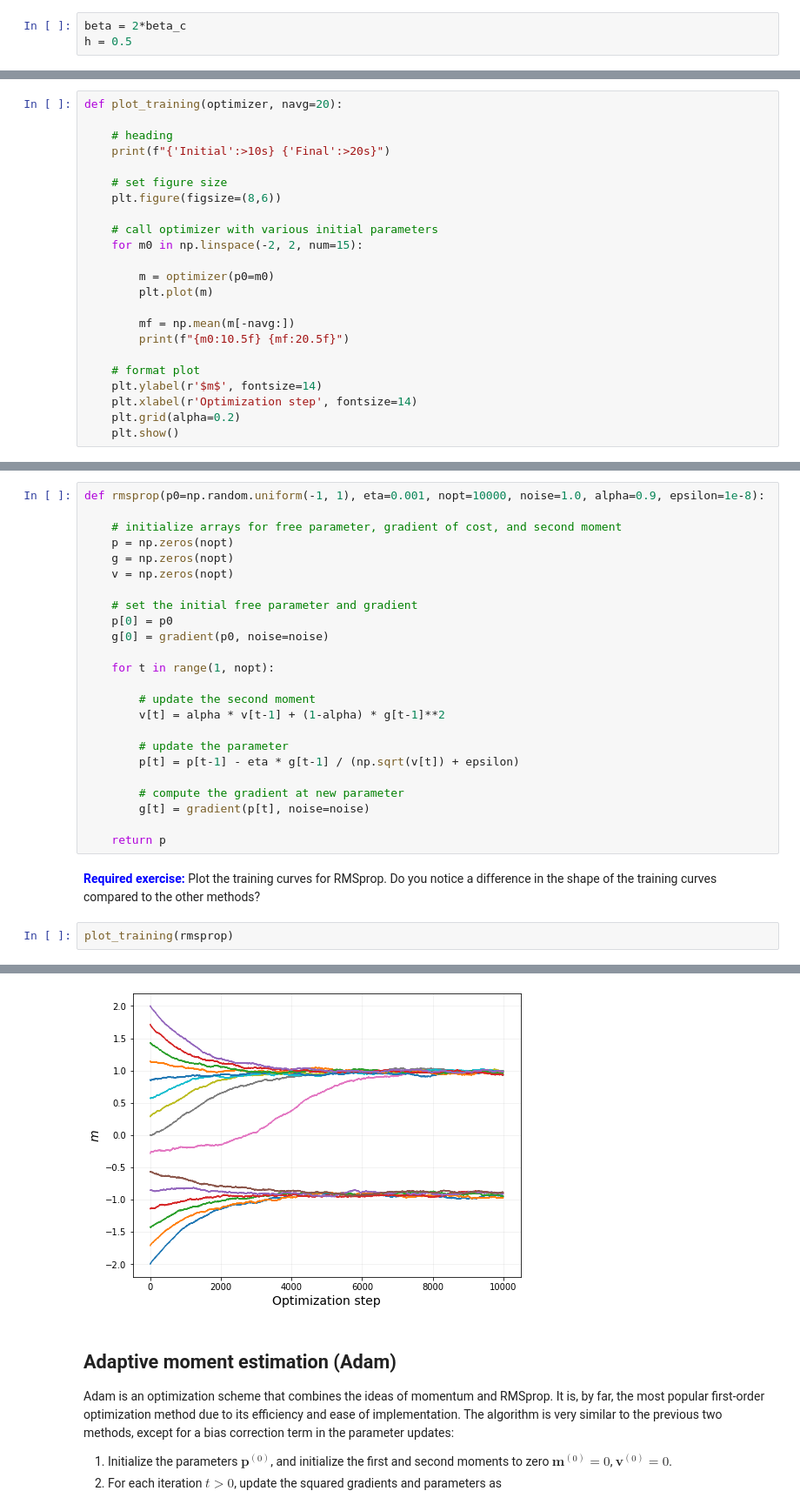
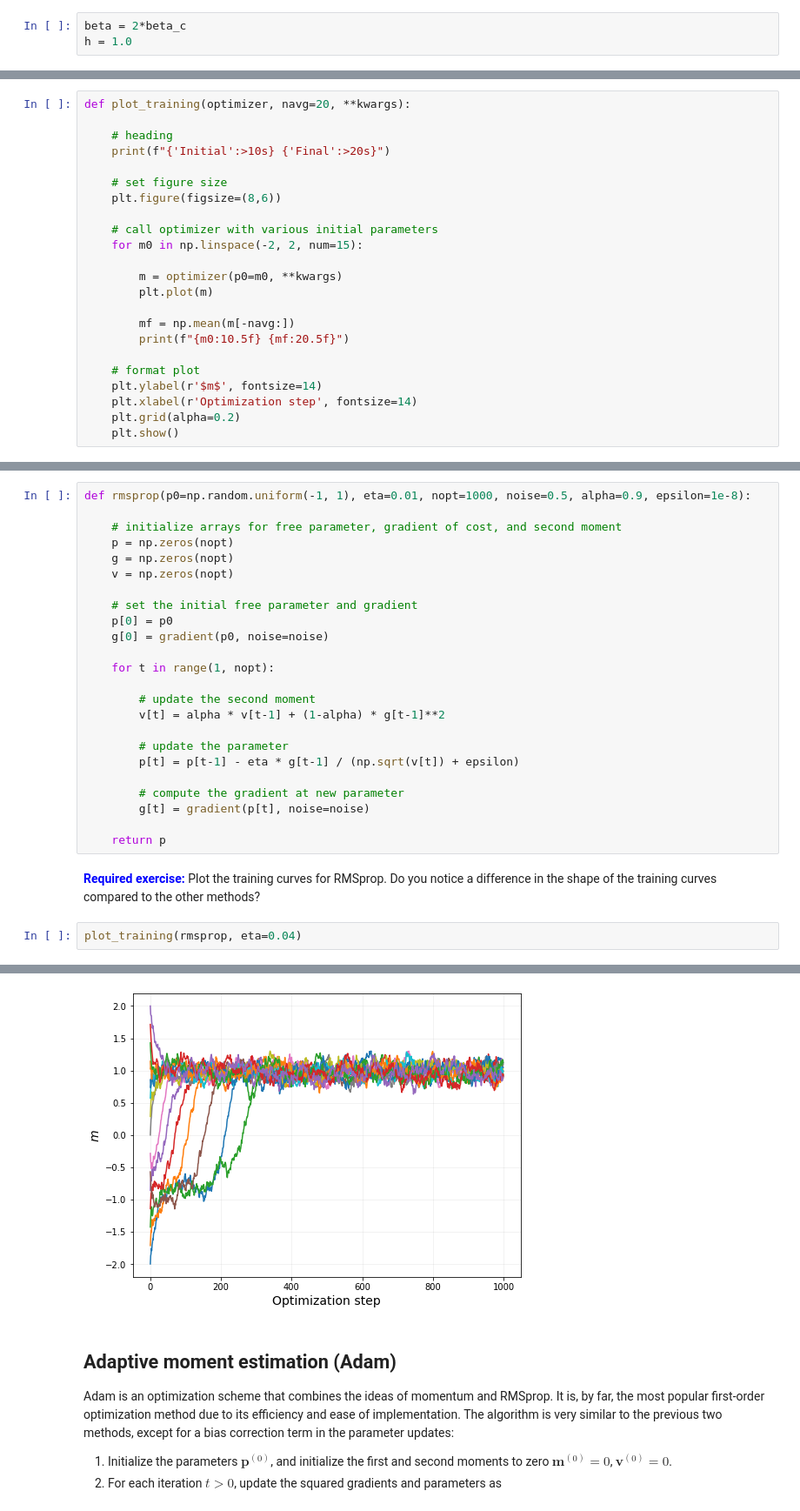
Before and after one commit to kim-jane/IntroMachineLearning, a Jupyter notebook: GradientDescent-Solution.ipynb, the cells around one changed output, grey strips where cells are left out. Shown at 87% size. Cells and saved outputs as stored; diff of their text form.

```diff
--- a/GradientDescent-Solution.ipynb
+++ b/GradientDescent-Solution.ipynb
@@ -161,4 +158,4 @@ Let's focus on the particular case of $\beta = 2\beta_c$ and $h=0.5$ to investig
 # %%
 beta = 2*beta_c
-h = 0.5
+h = 1.0
 # %% [markdown]
@@ -195,7 +192,7 @@ def gradient_descent(p0=0.0, eta=0.001, nopt=1000):
 # %% [markdown]
 The function below takes an optimizer function as input, plots the training of $m$ for various initial values, and prints a table of the magnetization before and after training.
 # %%
-def plot_training(optimizer, navg=20):
+def plot_training(optimizer, navg=20, **kwargs):
 
     # heading
     print(f"{'Initial':>10s} {'Final':>20s}")
@@ -206,7 +203,7 @@ def plot_training(optimizer, navg=20):
     # call optimizer with various initial parameters
     for m0 in np.linspace(-2, 2, num=15):
 
-        m = optimizer(p0=m0)
+        m = optimizer(p0=m0, **kwargs)
         plt.plot(m)
 
         mf = np.mean(m[-navg:])
@@ -370,5 +367,5 @@ where $\alpha$ is usually around 0.9, but can be anywhere in the range $[0.5, 0.
 # %%
-def rmsprop(p0=np.random.uniform(-1, 1), eta=0.001, nopt=10000, noise=1.0, alpha=0.9, epsilon=1e-8):
+def rmsprop(p0=np.random.uniform(-1, 1), eta=0.01, nopt=1000, noise=0.5, alpha=0.9, epsilon=1e-8):
 
     # initialize arrays for free parameter, gradient of cost, and second moment
     p = np.zeros(nopt)
@@ -394,6 +391,6 @@ def rmsprop(p0=np.random.uniform(-1, 1), eta=0.001, nopt=10000, noise=1.0, alpha
 # %% [markdown]
 **<font color='blue'>Required exercise:</font>** Plot the training curves for RMSprop. Do you notice a difference in the shape of the training curves compared to the other methods?
 # %%
-plot_training(rmsprop)
+plot_training(rmsprop, eta=0.04)
 # %% [output]
    Initial                Final
@@ -415,4 +412,4 @@ plot_training(rmsprop)
-[figure, old version]
+[figure, new version]
 # %% [markdown]
 ## Adaptive moment estimation (Adam)
 
```
Also changed, not shown: parts of 28 cells of this notebook, 3 other files.
